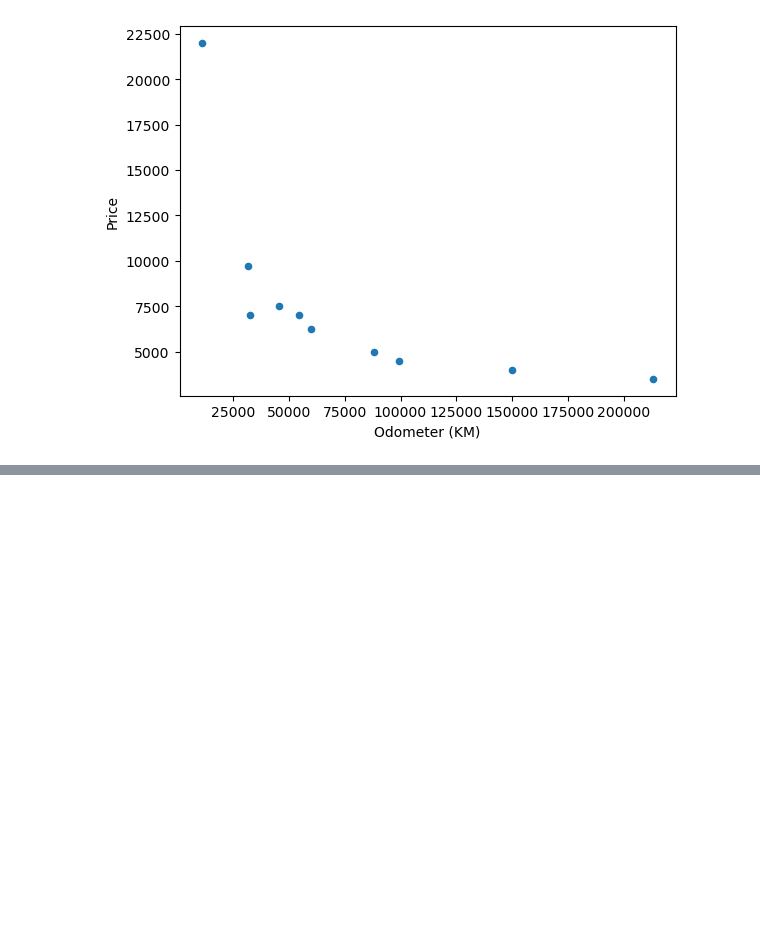
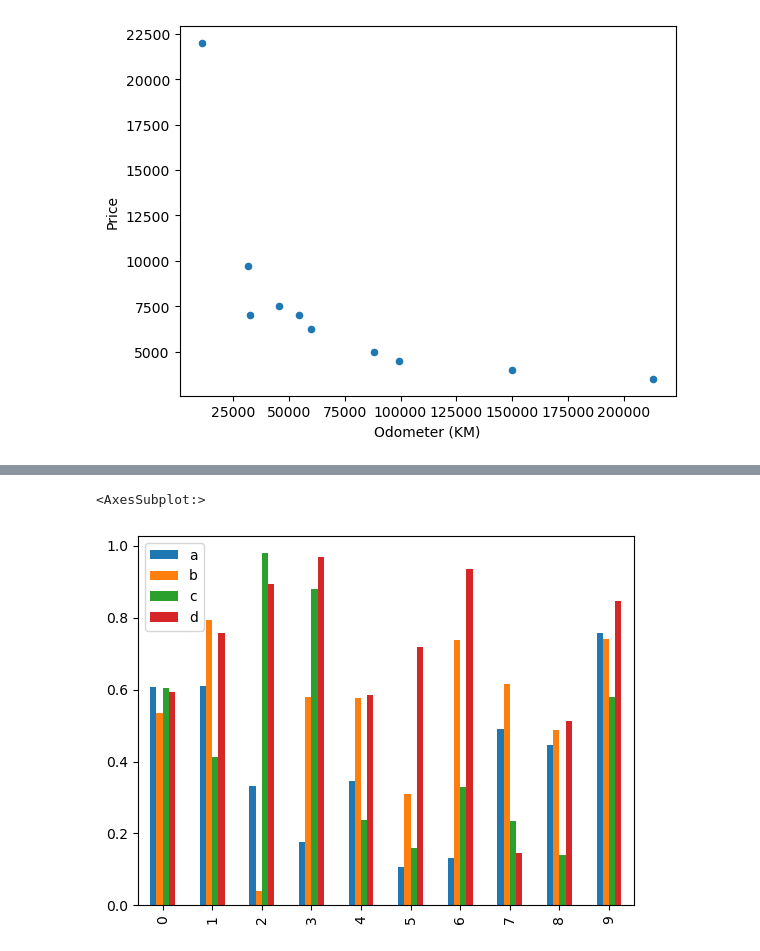
Before and after one commit to sakurabayusuke/DataScienceBootcamp2022_SampleProject, a Jupyter notebook: introduction to matplotlib.ipynb, the cells around one changed output, grey strips where cells are left out. Drawn from its saved outputs; the diff is of its cells as text; code cells hidden in the pictures; blank space fills up the shorter version.

```diff
--- a/introduction to matplotlib.ipynb
+++ b/introduction to matplotlib.ipynb
@@ -265,0 +290,5 @@ car_sales.plot(x="Odometer (KM)", y="Price", kind="scatter");
+# %%
+df.plot(kind="bar")
+# %% [output]
+<AxesSubplot:>
+[figure, added]
```
Also changed, not shown: parts of 34 cells of this notebook.
